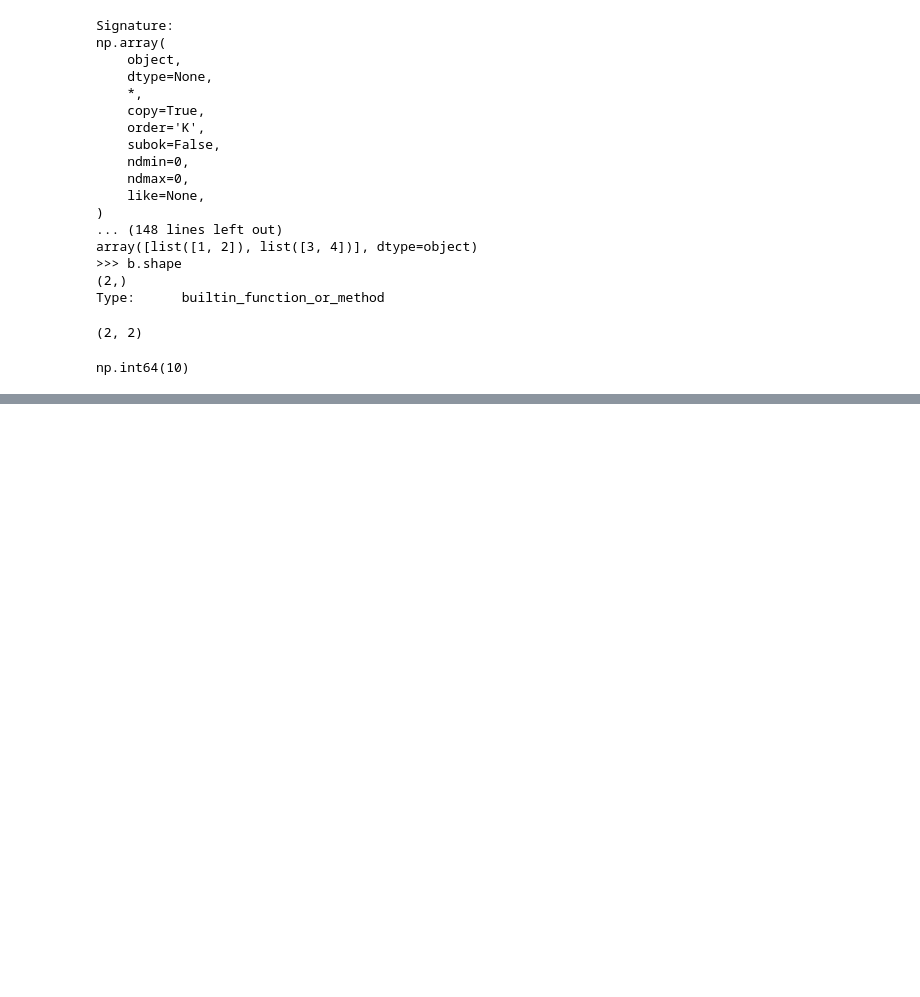
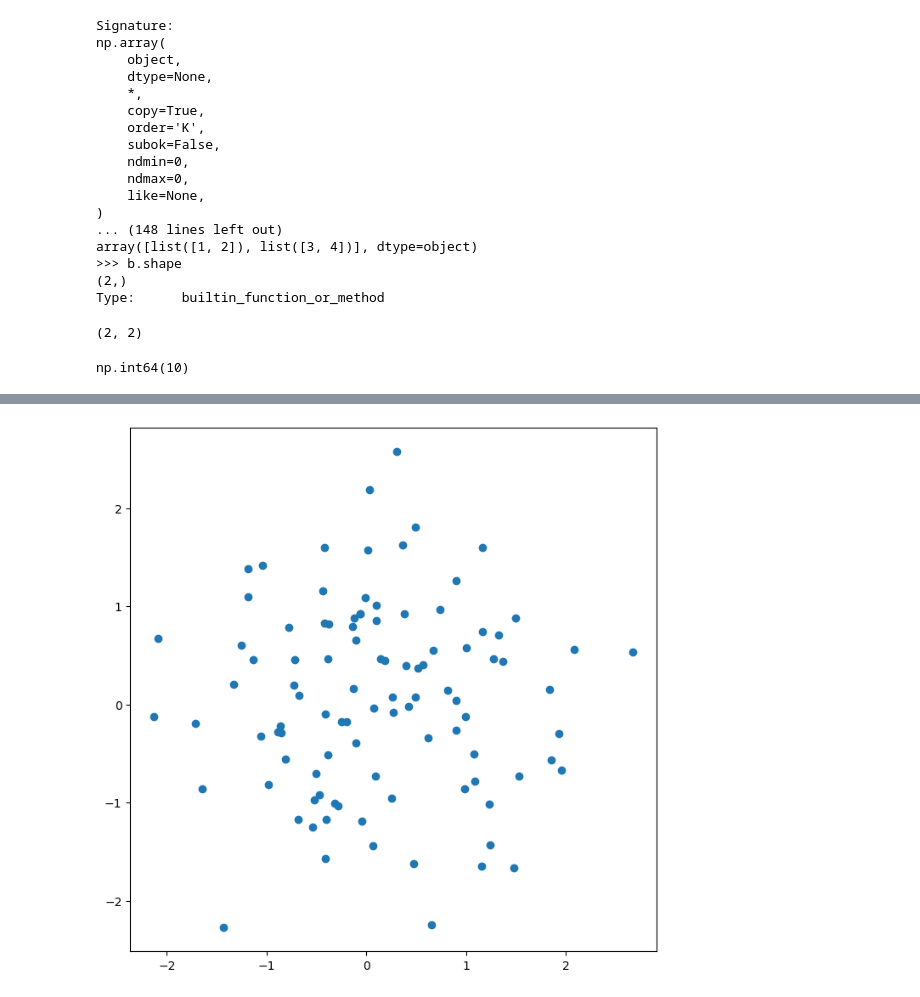
Before and after one commit to Tanmay-yadav/AI-ML, a Jupyter notebook: MATHS_FOR_MACHINE_LEARNING/ISL/Chapter-2/introduction.ipynb, the cells around one changed output, grey strips where cells are left out. Cells and saved outputs as stored; diff of their text form; code cells hidden in the pictures; blank space fills up the shorter version.

```diff
--- a/MATHS_FOR_MACHINE_LEARNING/ISL/Chapter-2/introduction.ipynb
+++ b/MATHS_FOR_MACHINE_LEARNING/ISL/Chapter-2/introduction.ipynb
@@ -236,0 +385,9 @@ np.int64(10)
+# %%
+fig,ax= subplots(figsize=(8,8))
+ax.scatter(x,y,marker='o');
+# Notice that in the code blocks above, we have ended the last line with a
+# semicolon. This prevents ax.plot(x, y) from printing text to the notebook.
+# However, it does not prevent a plot from being produced. If we omit the
+# trailing semi-colon, then we obtain the following output:
+# %% [output]
+[figure, added]
```
Also changed, not shown: parts of 31 cells of this notebook, 3 other files.
